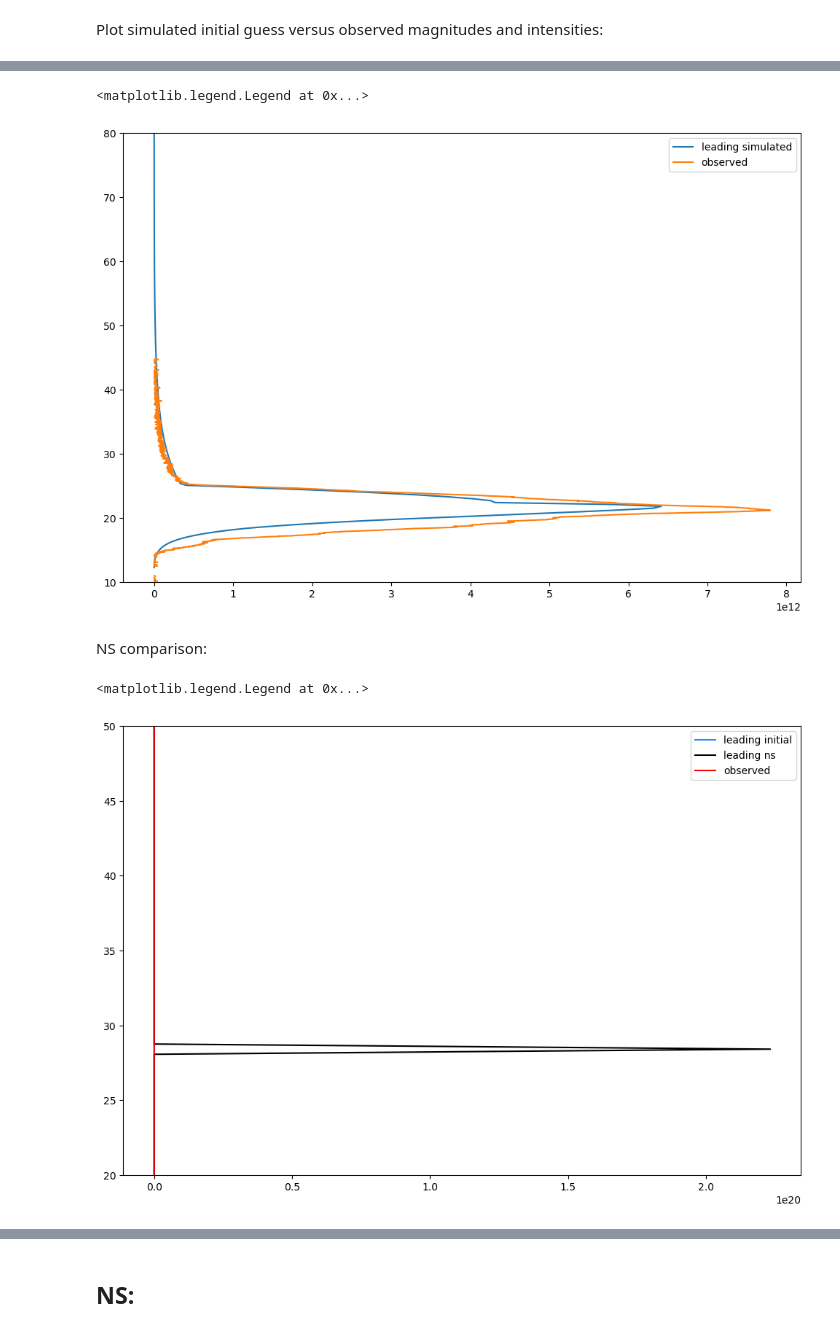
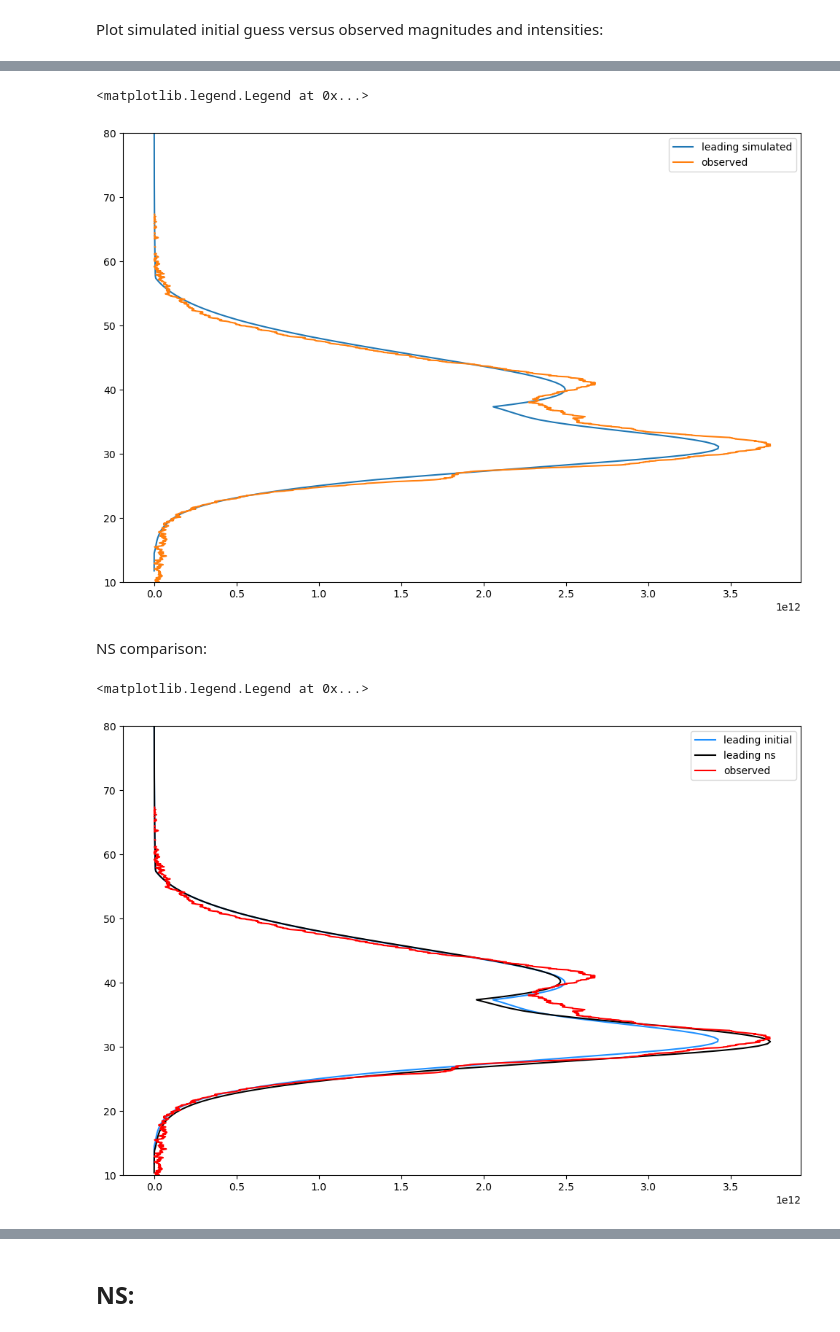
Before and after one commit to ia-chow/Thesis, a Jupyter notebook: physical/metsim_optimization_nested.ipynb, the cells around one changed output, grey strips where cells are left out. Cells and saved outputs as stored; diff of their text form; code cells hidden in the pictures.

```diff
--- a/physical/metsim_optimization_nested.ipynb
+++ b/physical/metsim_optimization_nested.ipynb
@@ -324,11 +324,11 @@ Test with event:
 # metsim_obj_old = MetSimObj_old(traj_path='../usg_metsim_files/1999-01-14/usg_input_jan_1999.txt',
 #                        const_json_file='../usg_metsim_files/1999-01-14/usg_input_jan_1999_sim_fit_latest.json')
 # %%
-event_path = '../usg_metsim_files/2013-04-30/usg_input_apr_2013'
+event_path = '../usg_metsim_files/2010-07-06/usg_input_jul_2010'
 
 FIXED_FRAG_INDICES = []
-FREE_FRAG_INDICES = [0, 1]#, 2,]# 3]#, 4]#, 5]#, 6, 7, 8]  # fragments with free parameters
-ER_FRAG_INDICES = [0, 1]#, 2,]# 3]#, 4]  # free fragments that have erosion coefficients (i.e. all free fragments excluding dust)
+FREE_FRAG_INDICES = [0, 1, 2, 3]#, 4]#, 5]#, 6, 7, 8]  # fragments with free parameters
+ER_FRAG_INDICES = [0, 1, 2, 3]#, 3]#, 4]  # free fragments that have erosion coefficients (i.e. all free fragments excluding dust)
 
 metsim_obj = MetSimObj(traj_path=event_path + '.txt',
                        const_json_file=event_path + '_sim_fit_latest.json',
@@ -546,7 +548,7 @@ Test to make sure changing the parameters affects the logL and the LCs:
 # # and to save
 # # np.save('initial_guess_2004_10_07_TEST_edited.npy', pos)
 # %%
-initial_guess = np.load('initial_guess_2013_04_30_TEST.npy')  # initial pre-saved guess
+initial_guess = np.load('initial_guesses/initial_guess_2004_09_03_TEST_heights.npy')  # initial pre-saved guess
 # initial_guess
 
 lamb_func = lambda free_params_flattened: get_lc_cost_function(free_params_flattened, metsim_obj=metsim_obj, pso=False)
@@ -614,28 +616,28 @@ plt.ylim(10., 80.)
 plt.legend()
 # %% [output]
 <matplotlib.legend.Legend at 0x...>
-[figure, old version]
+[figure, new version]
 # %% [markdown]
 NS comparison:
 # %%
-ns_best = np.array([2.79491864e+06, 3.39459016e+00, 4.43595868e+01, 2.30448810e+01,
-       4.73563292e+01, 9.95408021e+01, 1.53215818e-06, 3.29180188e-06,
-       3.47758754e-06, 9.78012622e-07, 1.03178469e-02, 1.20472123e-04,
-       2.96424765e-03, 3.47041755e-01, 8.56338941e-03, 5.03314966e-02,
-       5.64072385e-01, 4.03018658e-01, 6.64112175e-01, 4.92696755e-02])
+ns_best = np.array([6.19261312e+06, 5.69637484e+01, 9.97584523e+01, 8.31515048e-06,
+       4.00712508e-06, 5.20279808e-03, 1.18428905e+00, 9.71629276e-03,
+       1.20381101e+00, 5.62907334e+04, 3.83943864e+04])
+
+
 # ns
 results_ns = sim_lc(ns_best, metsim_obj)
 
 # Plot
 plt.figure(figsize = (12, 8))
 plt.plot(results_initial.luminosity_arr, results_initial.leading_frag_height_arr/1000., label = 'leading initial', color = 'dodgerblue')
 plt.plot(results_ns.luminosity_arr, results_ns.leading_frag_height_arr/1000., label = 'leading ns', color = 'black')
 plt.plot(obs_lc_intensity, metsim_obj.traj.observations[0].model_ht/1000., label = 'observed', color = 'red')
-plt.ylim(20., 50.)
+plt.ylim(10., 80.)
 plt.legend()
 # %% [output]
 <matplotlib.legend.Legend at 0x...>
-[figure, old version]
+[figure, new version]
 # %%
 plt.figure(figsize = (12, 8))
 plt.plot(results_initial.abs_magnitude, results_initial.leading_frag_height_arr/1000., label = 'leading initial', color = 'dodgerblue')
```
Also changed, not shown: parts of 15 cells of this notebook, 52 other files.
